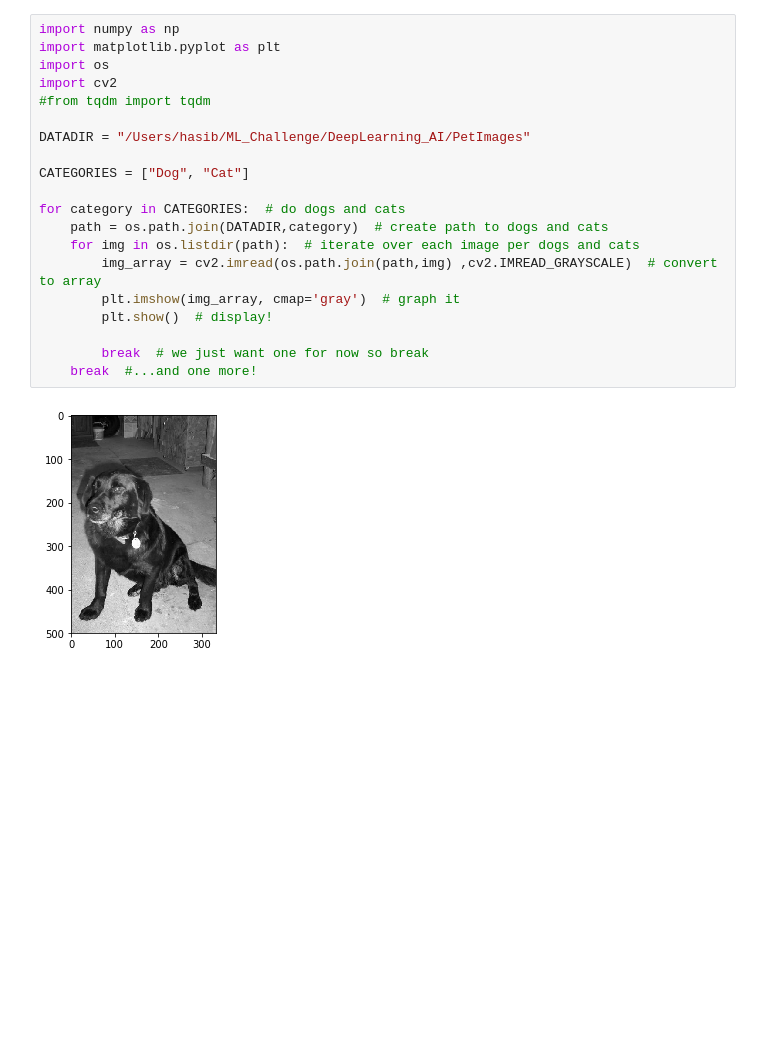
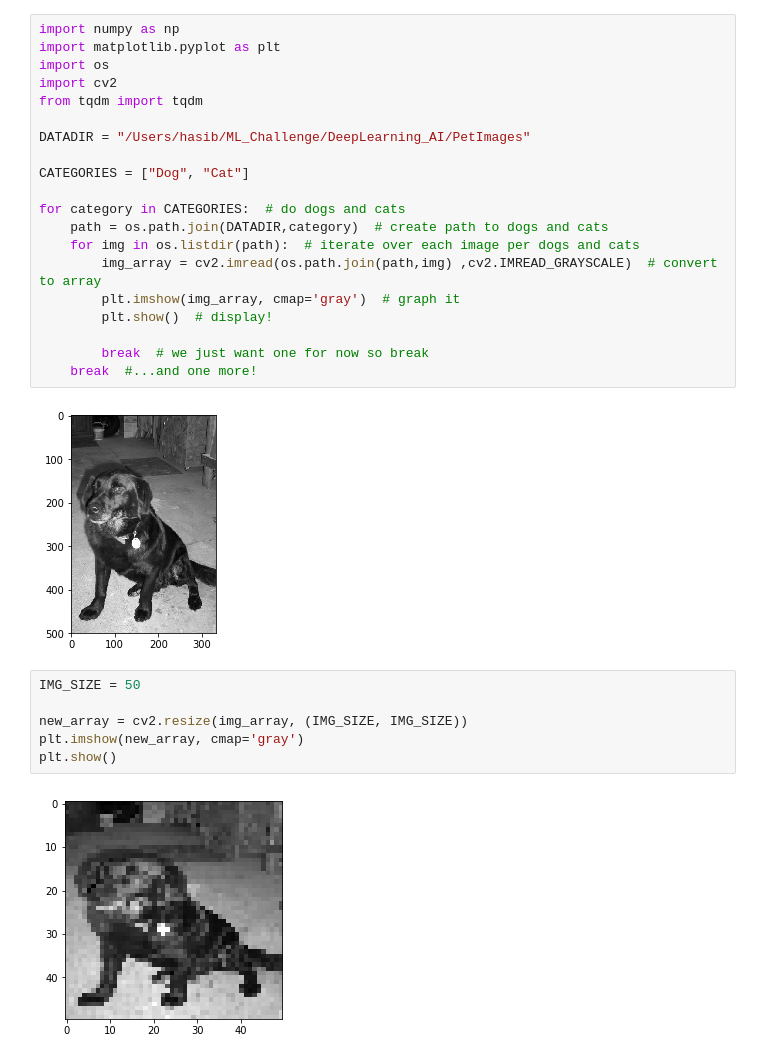
Before and after one commit to MuhammadHasib/DeepLearning_AI, a Jupyter notebook: Course1/DogandCat.ipynb, the cells around one changed output. Drawn from its saved outputs; the diff is of its cells as text; blank space fills up the shorter version.

```diff
--- a/Course1/DogandCat.ipynb
+++ b/Course1/DogandCat.ipynb
@@ -3,7 +3,7 @@ import numpy as np
 import matplotlib.pyplot as plt
 import os
 import cv2
-#from tqdm import tqdm
+from tqdm import tqdm
 
 DATADIR = "/Users/hasib/ML_Challenge/DeepLearning_AI/PetImages"
 
@@ -20,3 +20,11 @@ for category in CATEGORIES:  # do dogs and cats
     break  #...and one more!
 # %% [output]
 [figure]
+# %%
+IMG_SIZE = 50
+
+new_array = cv2.resize(img_array, (IMG_SIZE, IMG_SIZE))
+plt.imshow(new_array, cmap='gray')
+plt.show()
+# %% [output]
+[figure, added]
```
Also changed, not shown: parts of 2 cells of this notebook.
